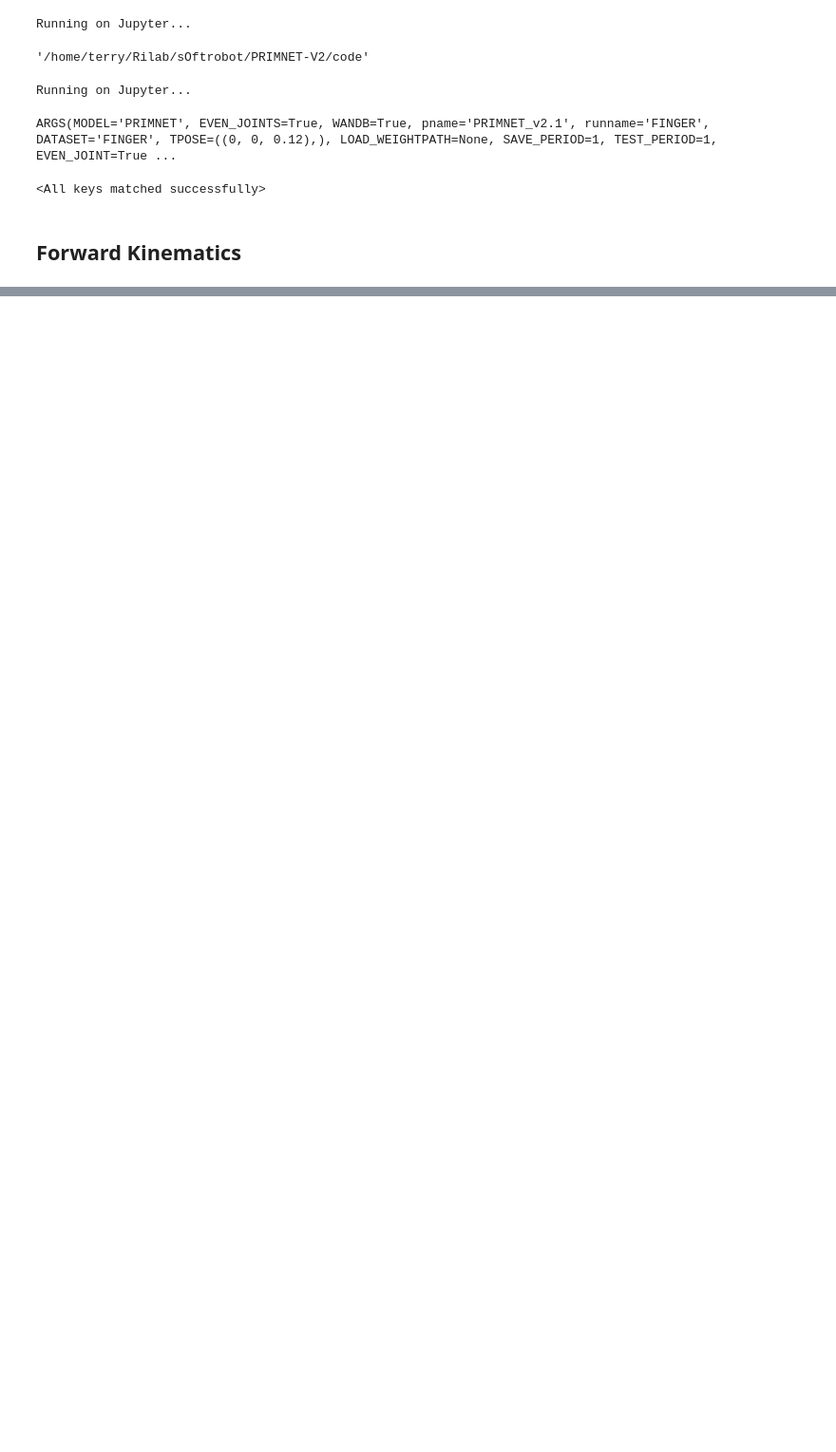
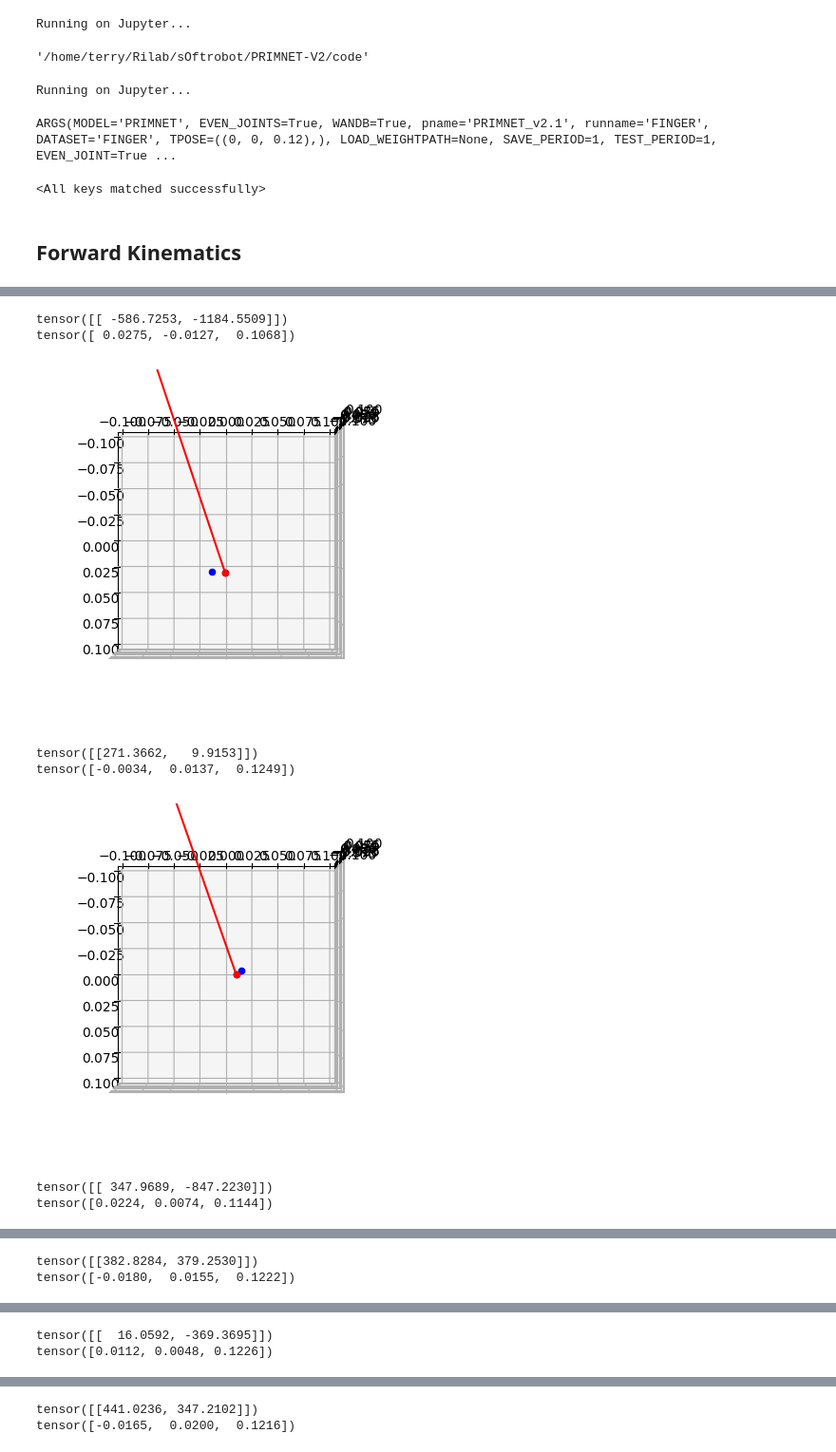
Before and after one commit to terry97-guel/KINN, a Jupyter notebook: code/control/fk_check.ipynb, the cells around one changed output, grey strips where cells are left out. Shown: that part at 95% size. Saved outputs shown, nothing was run; the diff lists cells and outputs as text; code cells hidden in the pictures; blank space fills up the shorter version.

```diff
--- a/code/control/fk_check.ipynb
+++ b/code/control/fk_check.ipynb
@@ -78,0 +99,45 @@ def forward_motor(model:PRIMNET, motor_control):
+# %%
+from matplotlib import pyplot as plt
+
+
+for idx in range(10,20):
+
+    motor_control = train_dataset.motor_control[idx][None,:]
+    print(motor_control)
+    target_position = train_dataset.position[idx].flatten()
+    print(target_position)
+
+    ps = model(motor_control)[0].detach().cpu().numpy()
+    ps[-1,:], target_position
+
+    fig = plt.figure()
+    ax = fig.add_subplot(projection='3d')
+
+    # ax.scatter(0,0,0,color='k')
+    i = 0
+    for p in ps:
+        i = i +1
+        ax.scatter(p[0], p[1],p[2], color = 'k', alpha = i *0.1 + 0.3)
+
+    ax.scatter(p[0], p[1],p[2], color = 'r', alpha = 1)
+
+    for p_fr, p_to in zip(ps[:-1], ps[1:]):
+        ax.plot([p_fr[0], p_to[0]], [p_fr[1], p_to[1]], [p_fr[2], p_to[2]], color="red")
+
+    ax.scatter(target_position[0], target_position[1], target_position[2], color='b')
+
+    ax.set_xlim(-0.1, 0.1)
+    ax.set_ylim(-0.1, 0.1)
+    ax.set_zlim(-0.1, 0.1)
+    ax.view_init(elev=90, azim=0, roll=0)
+
+    plt.show()
+# %% [output]
+tensor([[ -586.7253, -1184.5509]])
+tensor([ 0.0275, -0.0127,  0.1068])
+[figure, added]
+tensor([[271.3662,   9.9153]])
+tensor([-0.0034,  0.0137,  0.1249])
+[figure, added]
+tensor([[ 347.9689, -847.2230]])
+tensor([0.0224, 0.0074, 0.1144])
@@ -78,0 +145,2 @@ def forward_motor(model:PRIMNET, motor_control):
+tensor([[382.8284, 379.2530]])
+tensor([-0.0180,  0.0155,  0.1222])
@@ -78,0 +148,2 @@ def forward_motor(model:PRIMNET, motor_control):
+tensor([[  16.0592, -369.3695]])
+tensor([0.0112, 0.0048, 0.1226])
@@ -78,0 +151,2 @@ def forward_motor(model:PRIMNET, motor_control):
+tensor([[441.0236, 347.2102]])
+tensor([-0.0165,  0.0200,  0.1216])
```
Also changed, not shown: parts of 8 cells of this notebook, 4 other files.
